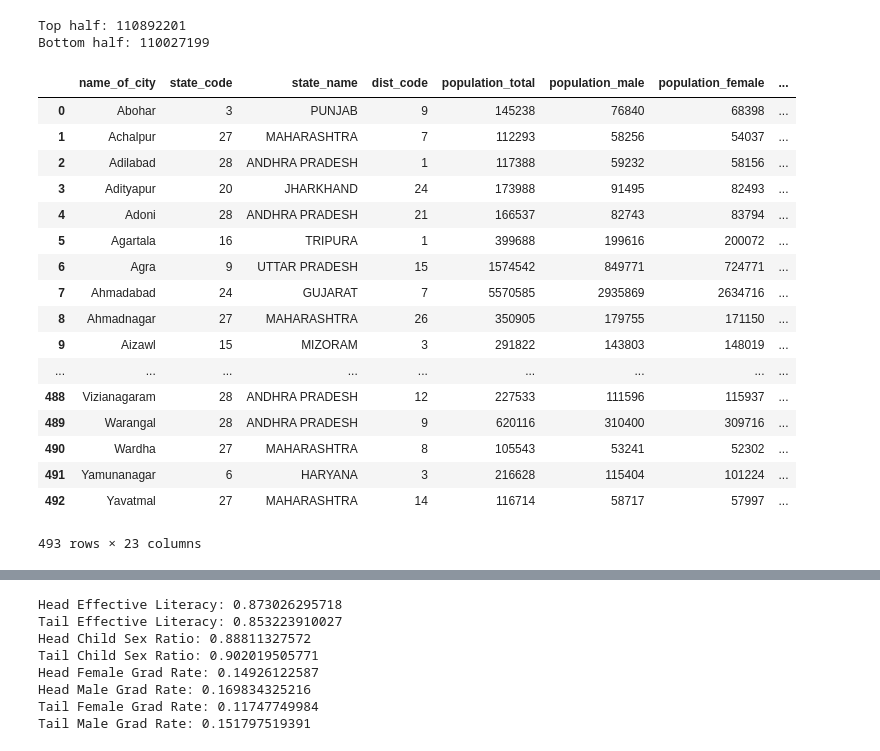
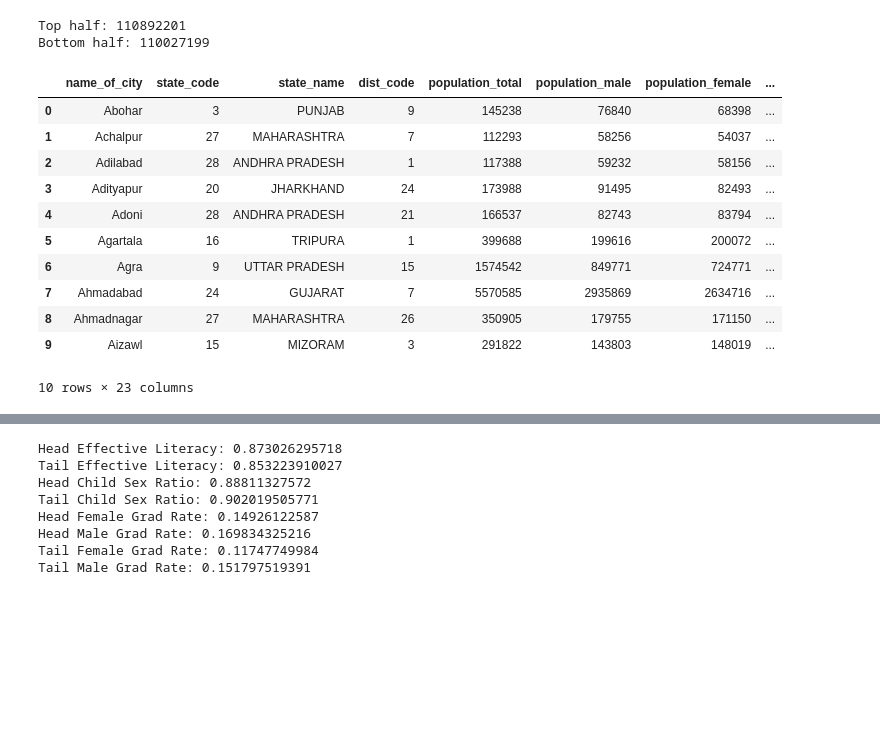
Before and after one commit to meqrothwell/Thinkful, a Jupyter notebook: 1.5.1 Data Analysis.ipynb, the cells around one changed output, grey strips where cells are left out. Saved outputs shown, nothing was run; the diff lists cells and outputs as text; code cells hidden in the pictures; blank space fills up the shorter version.

```diff
--- a/1.5.1 Data Analysis.ipynb
+++ b/1.5.1 Data Analysis.ipynb
@@ -82,26 +82,20 @@ Bottom half: 110027199
 # %%
 #Add another column categorizing the cities by size.
 bins = [0, 1011000, 13000000]
 group_names = ['medium', 'large']
 cities['city_size'] = pd.cut(cities['population_total'], bins, labels=group_names)
-cities
+cities.head(10)
 # %% [output]
 |  | name_of_city | state_code | state_name | dist_code | population_total | population_male | population_female | ... |
 | 0 | Abohar | 3 | PUNJAB | 9 | 145238 | 76840 | 68398 | ... |
 | 1 | Achalpur | 27 | MAHARASHTRA | 7 | 112293 | 58256 | 54037 | ... |
 | 2 | Adilabad | 28 | ANDHRA PRADESH | 1 | 117388 | 59232 | 58156 | ... |
 | 3 | Adityapur | 20 | JHARKHAND | 24 | 173988 | 91495 | 82493 | ... |
 | 4 | Adoni | 28 | ANDHRA PRADESH | 21 | 166537 | 82743 | 83794 | ... |
 | 5 | Agartala | 16 | TRIPURA | 1 | 399688 | 199616 | 200072 | ... |
 | 6 | Agra | 9 | UTTAR PRADESH | 15 | 1574542 | 849771 | 724771 | ... |
 | 7 | Ahmadabad | 24 | GUJARAT | 7 | 5570585 | 2935869 | 2634716 | ... |
 | 8 | Ahmadnagar | 27 | MAHARASHTRA | 26 | 350905 | 179755 | 171150 | ... |
 | 9 | Aizawl | 15 | MIZORAM | 3 | 291822 | 143803 | 148019 | ... |
-| ... | ... | ... | ... | ... | ... | ... | ... | ... |
-| 488 | Vizianagaram | 28 | ANDHRA PRADESH | 12 | 227533 | 111596 | 115937 | ... |
-| 489 | Warangal | 28 | ANDHRA PRADESH | 9 | 620116 | 310400 | 309716 | ... |
-| 490 | Wardha | 27 | MAHARASHTRA | 8 | 105543 | 53241 | 52302 | ... |
-| 491 | Yamunanagar | 6 | HARYANA | 3 | 216628 | 115404 | 101224 | ... |
-| 492 | Yavatmal | 27 | MAHARASHTRA | 14 | 116714 | 58717 | 57997 | ... |
-493 rows × 23 columns
+10 rows × 23 columns
 # %%
```
Also changed, not shown: parts of 2 cells of this notebook.
